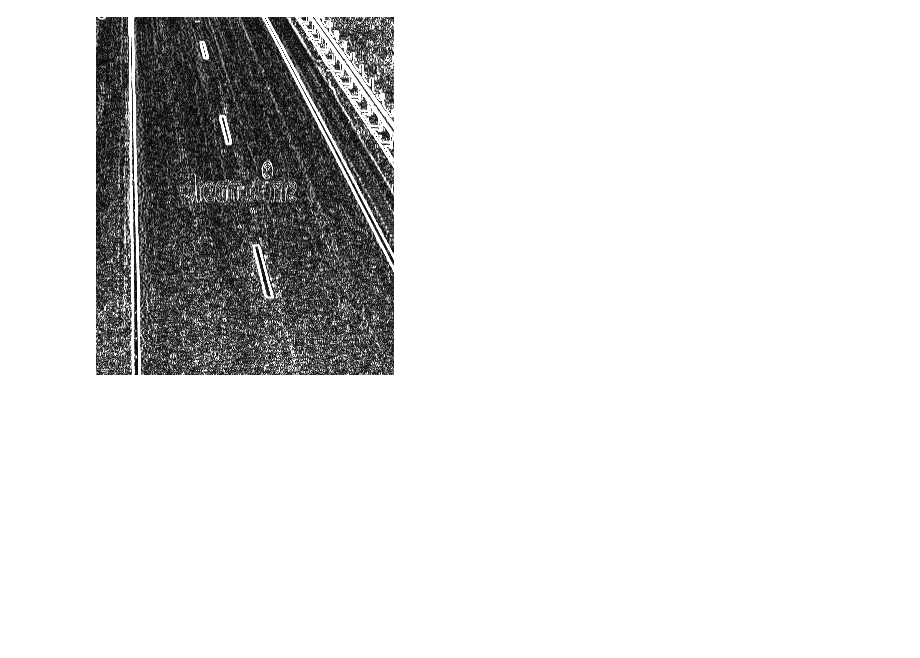
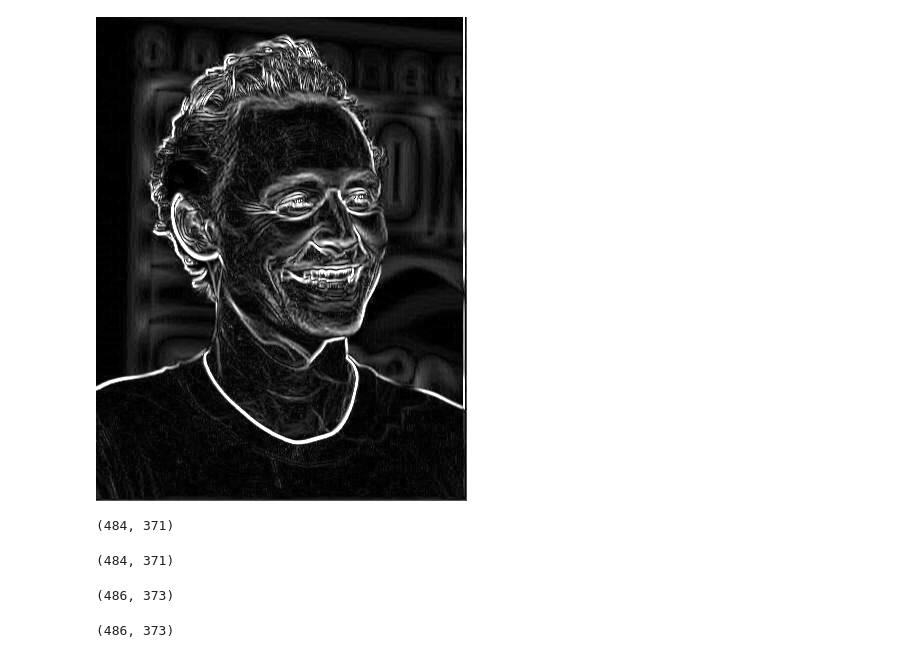
Before and after one commit to Namyalg/Projects_in_python, a Jupyter notebook: Sobel.ipynb, the cells around one changed output. Cells and saved outputs as stored; diff of their text form; code cells hidden in the pictures; blank space fills up the shorter version.

```diff
--- a/Sobel.ipynb
+++ b/Sobel.ipynb
@@ -7,8 +7,8 @@ from google.colab.patches import cv2_imshow
 
 
 #Image is converted to grayscale
-img = cv2.imread('/content/lane.PNG',0)
-img = cv2.resize(img, (300, 360))
+img = cv2.imread('/content/tom.JPG',0)
+#img = cv2.resize(img, (300, 360))
 cv2_imshow(img)
 print(img.shape)
 # %% [output]
@@ -67,13 +104,13 @@ cv2_imshow(convoluted_Y)
 # %%
 pixels = []
-kernel = np.array([-1,-10,-1,0,0,0,1,10,1]).reshape(3,3).transpose()
+kernel = kernel.transpose()
 #pixels are extracted from the image converted to grayscale
-for i in range(360):
-  for j in range(300):
+for i in range(height-1):
+  for j in range(width-1):
     pixels.append(img[i,j])
 
 #The pixels array is resized in accordance with the size of the image
-pixels = np.array(pixels).reshape(360,300)
+pixels = np.array(pixels).reshape(height-1,width-1)
 
 #To handle the edge cases, sentinel values are used
 #The pixels array is bound by zeros on all edges
@@ -85,15 +122,15 @@ pixels = np.array(pixels).reshape(360,300)
 #Sentinel values to ensure the edges arent missed out
 
 #Along the rows and columns
-pixels = np.insert(pixels , [0,360] , np.zeros(len(pixels[0])) , axis = 0)
-pixels = np.insert(pixels , [0,300] , np.zeros((len(pixels[:, 0]) ,1)) , axis = 1)
+pixels = np.insert(pixels , [0,height-1] , np.zeros(len(pixels[0])) , axis = 0)
+pixels = np.insert(pixels , [0, width-1] , np.zeros((len(pixels[:, 0]) ,1)) , axis = 1)
 
 #Convolution is applied here
 convoluted_X = []
-for i in range(1,360):
-  for j in range(1,300):
+for i in range(1,height-1):
+  for j in range(1,width-1):
     temp = pixels[i:i+3 , j:j+3]
     product = np.multiply(temp,kernel)
     convoluted_X.append(sum(sum(product)))
 
-convoluted_X = np.array(convoluted_X).reshape(359,299)
+convoluted_X = np.array(convoluted_X).reshape(height-2,width-2)
@@ -108,16 +146,26 @@ print(convoluted_X.shape)
 # %%
-from math import sqrt
-sobel = []
-for i in range(359):
-  for j in range(299):
+from math import sqrt, atan
+sobel1 = []
+arc = []
+for i in range(height-2):
+  for j in range(width-2):
     in_x = pow(convoluted_X[i,j] ,2)
     in_y = pow(convoluted_Y[i,j] , 2)
+    gr_X = convoluted_X[i,j]
+    gr_Y = convoluted_Y[i,j]
     grad = sqrt(in_x + in_y)
-    sobel.append(grad)
+    sobel1.append(grad)
 
 
-sobel = np.array(sobel).reshape(359, 299)
-
-cv2_imshow(sobel)
+sobel1 = np.array(sobel1).reshape(height-2, width-2)
+cv2_imshow(sobel1)
 # %% [output]
-[figure, old version]
+[figure, new version]
+# %%
+print(sobel1.shape)
+# %% [output]
+(484, 371)
+# %%
+print(convoluted_X.shape)
+# %% [output]
+(484, 371)
@@ -123,0 +186,8 @@ cv2_imshow(sobel)
+# %%
+print(sobel1.shape)
+# %% [output]
+(486, 373)
+# %%
+print(convoluted_X.shape)
+# %% [output]
+(486, 373)
```
Also changed, not shown: parts of 19 cells of this notebook.
